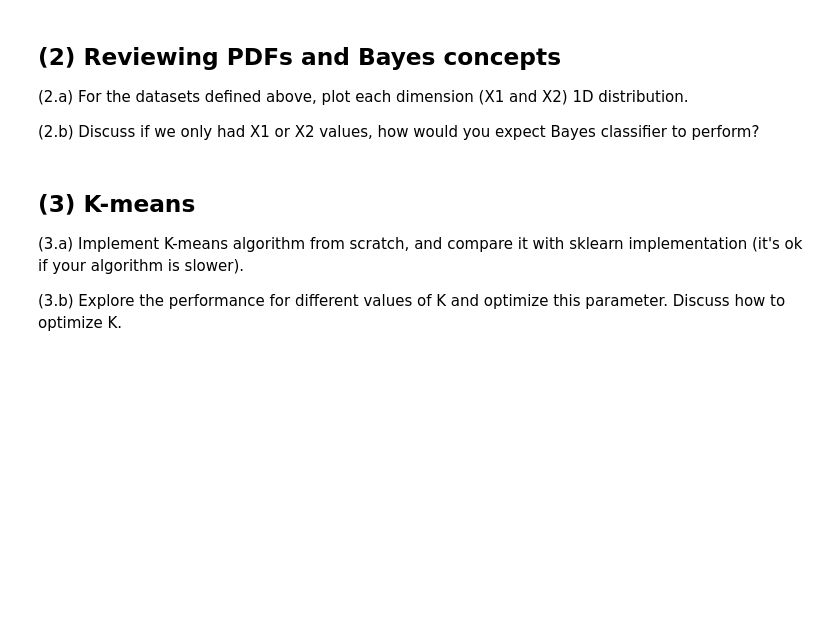
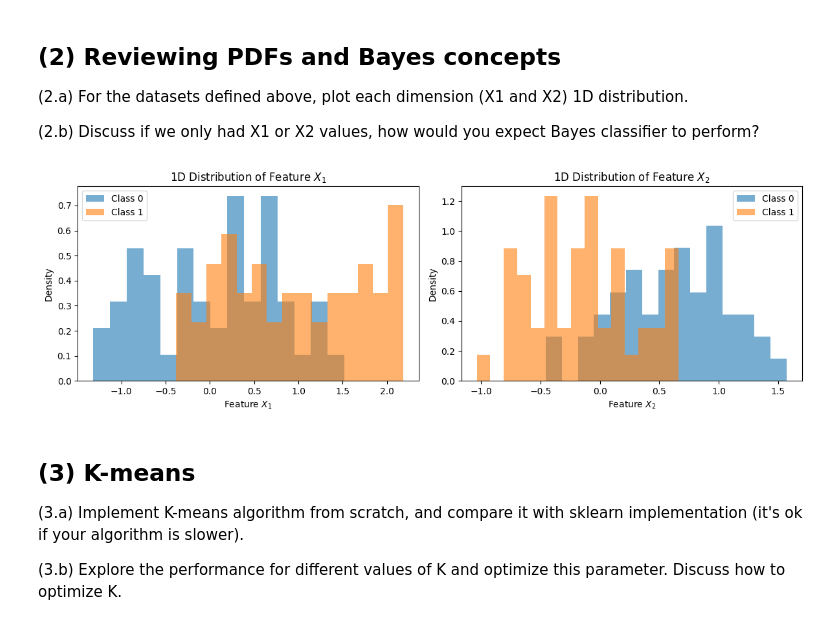
Before and after one commit to RLopez112/dlfcv-lab, a Jupyter notebook: Session5/main.ipynb, the cells around one changed output. Drawn from its saved outputs; the diff is of its cells as text; code cells hidden in the pictures; blank space fills up the shorter version.

Commit message:
feat: add session 3, 4, and 5 notebooks covering image processing, restoration, and analysis techniques

```diff
--- a/Session5/main.ipynb
+++ b/Session5/main.ipynb
@@ -189,9 +239,28 @@ print(f"\nAccuracy: {accuracy_score(y_test, y_pred):.3f}")
 # %%
 # Ex 2(a): plot the per-class 1D distribution of each feature (X1, X2), for one of the datasets
 # defined above.
 X, y = datasets[0]  # moons dataset -- feel free to also try datasets[1]/datasets[2]
 
 # TODO: your code here
+
+fig, axes = plt.subplots(1, 2, figsize=(12, 4))
+for feature_idx, (ax, feat_name) in enumerate(zip(axes, ["Feature $X_1$", "Feature $X_2$"])):
+    for label in np.unique(y):
+        ax.hist(
+            X[y == label, feature_idx],
+            bins=15,
+            density=True,
+            alpha=0.6,
+            label=f"Class {label}",
+        )
+    ax.set_title(f"1D Distribution of {feat_name}")
+    ax.set_xlabel(feat_name)
+    ax.set_ylabel("Density")
+    ax.legend()
+plt.tight_layout()
+plt.show()
+# %% [output]
+[figure, added]
 # %% [markdown]
 ## (3) K-means
 (3.a) Implement K-means algorithm from scratch, and compare it with sklearn implementation (it's ok if your algorithm is slower).
```
Also changed, not shown: parts of 7 cells of this notebook, 2 other files.
